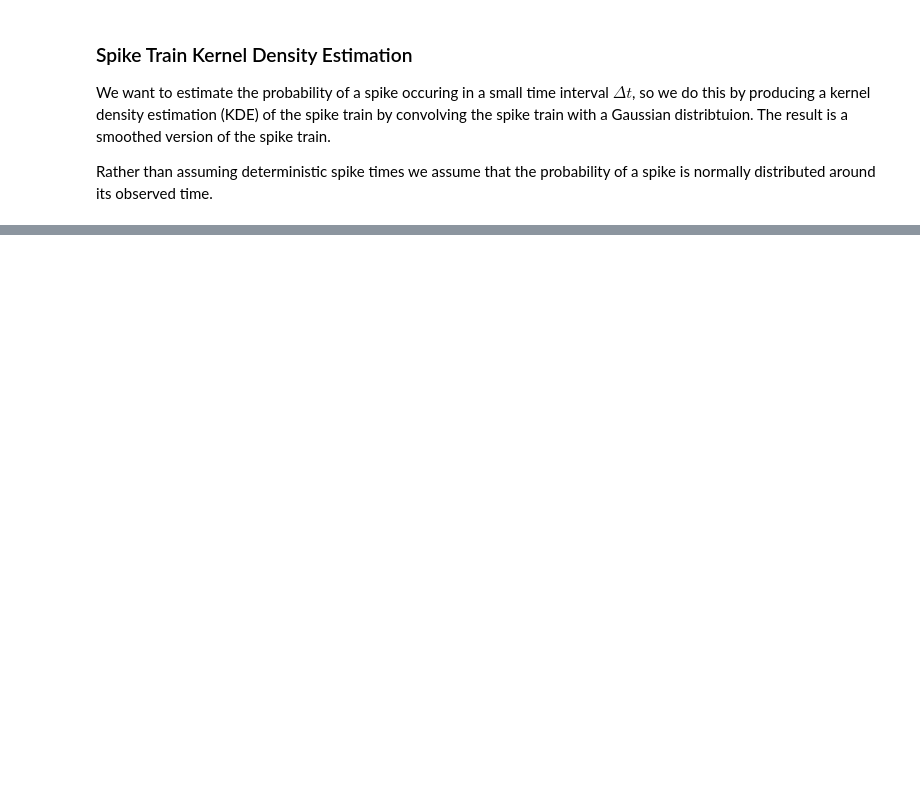
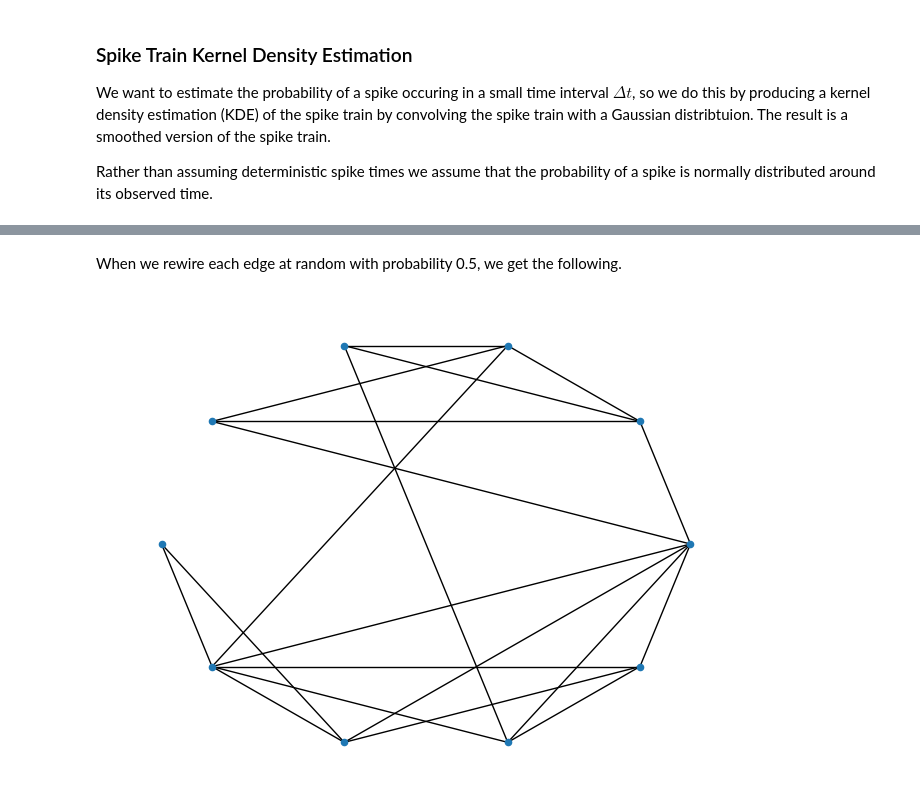
Before and after one commit to andrew-belz/CS111-Final-Project, a Jupyter notebook: learning_and_practice/LIF.ipynb, the cells around one changed output, grey strips where cells are left out. Cells and saved outputs as stored; diff of their text form; code cells hidden in the pictures; blank space fills up the shorter version.

```diff
--- a/learning_and_practice/LIF.ipynb
+++ b/learning_and_practice/LIF.ipynb
@@ -256,0 +296,12 @@ plt.show()
+# %% [markdown]
+When we rewire each edge at random with probability 0.5, we get the following.
+# %%
+n = 10 # number of vertices
+k = 4 # number of neighbors to initially connect each node to
+p = 0.5 # rewiring probability
+
+H = nx.watts_strogatz_graph(n, k, p)
+
+nx.draw(H, node_size = 20, pos=in_a_circle(H, 1))
+# %% [output]
+[figure, added]
```
Also changed, not shown: parts of 11 cells of this notebook, 1 other file.
